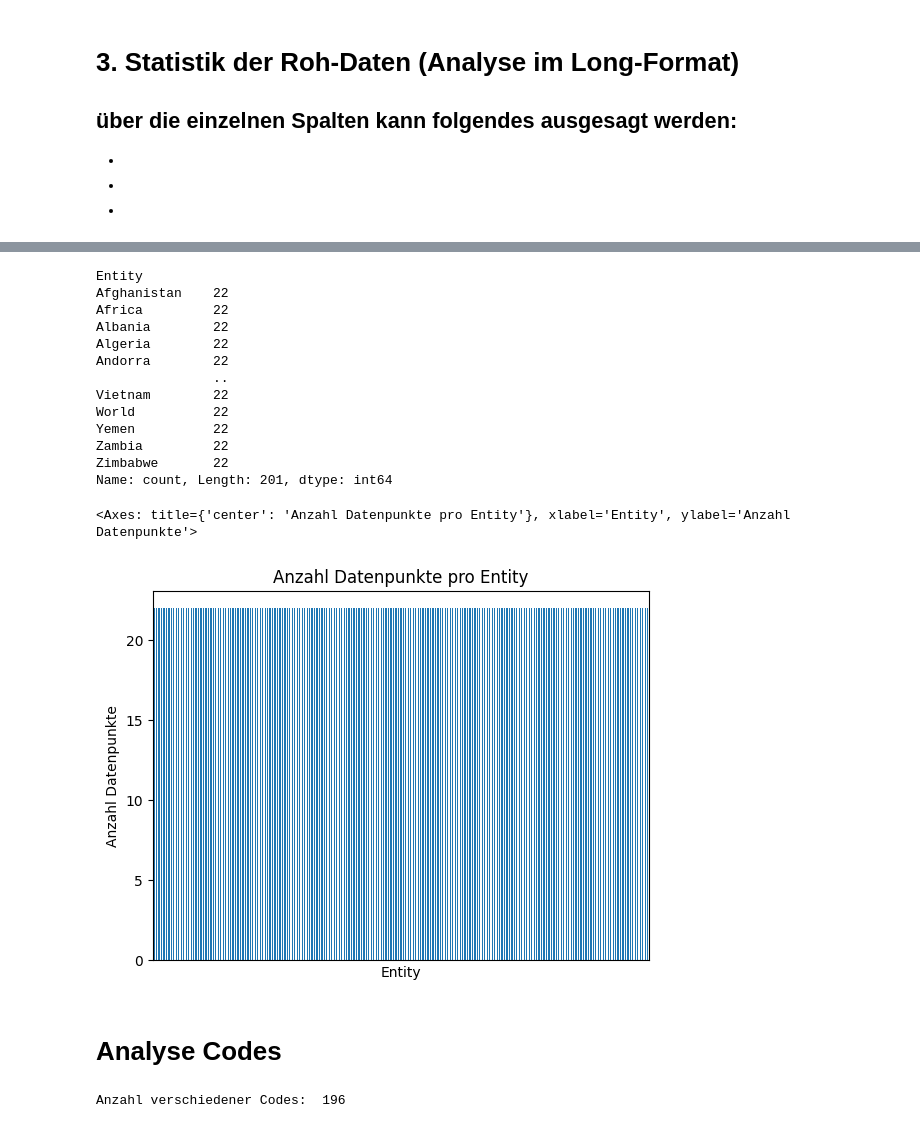
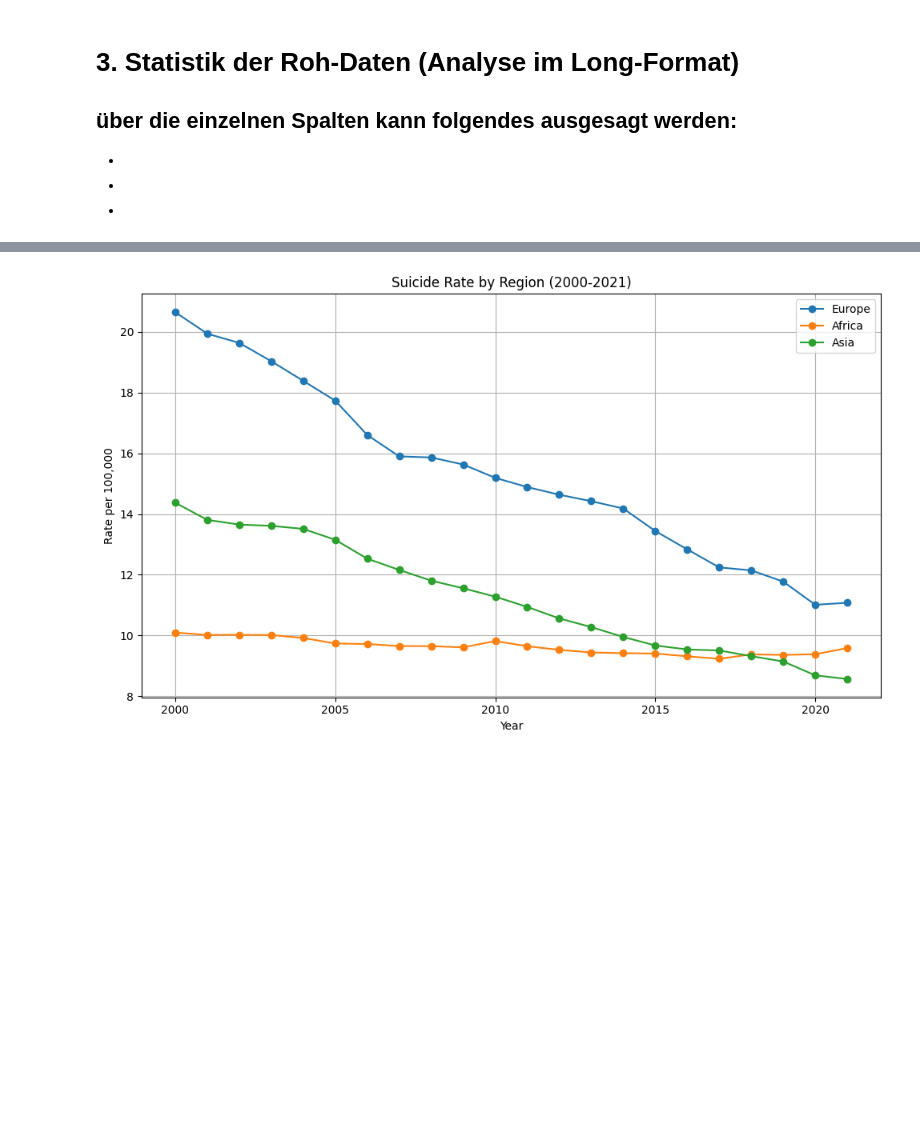
Before and after one commit to Segerlen/Python-LN2, a Jupyter notebook: Leistungnachweis_Suizidrate.ipynb, the cells around one changed output, grey strips where cells are left out. Drawn from its saved outputs; the diff is of its cells as text; code cells hidden in the pictures; blank space fills up the shorter version.

```diff
--- a/Leistungnachweis_Suizidrate.ipynb
+++ b/Leistungnachweis_Suizidrate.ipynb
@@ -70,31 +66,18 @@ Anzahl verschiederner Gebiete:  201
 # %%
-# Anzahl Datenpunkte pro Gebiet
-df['Entity'].value_counts()
+# Vergleich von Regionen (Europa, Afrika, Asien)
+regions = ["Europe", "Africa", "Asia"]
+region_data = df[df["Entity"].isin(regions)]
+plt.figure(figsize=(10, 6))
+for region in regions:
+    subset = region_data[region_data["Entity"] == region]
+    plt.plot(subset["Year"], subset["Rate"], marker="o", label=region)
+plt.title("Suicide Rate by Region (2000-2021)")
+plt.xlabel("Year")
+plt.ylabel("Rate per 100,000")
+plt.legend()
+plt.grid(True)
+plt.tight_layout()
+plt.savefig("region_comparison.png")
 # %% [output]
-Entity
-Afghanistan    22
-Africa         22
-Albania        22
-Algeria        22
-Andorra        22
-               ..
-Vietnam        22
-World          22
-Yemen          22
-Zambia         22
-Zimbabwe       22
-Name: count, Length: 201, dtype: int64
+[figure, added]
-# %%
-df['Entity'].value_counts().plot(kind='bar',
-                                 xticks=[],
-                                 ylabel='Anzahl Datenpunkte', title='Anzahl Datenpunkte pro Entity')
-# %% [output]
-<Axes: title={'center': 'Anzahl Datenpunkte pro Entity'}, xlabel='Entity', ylabel='Anzahl Datenpunkte'>
-[figure, removed]
-# %% [markdown]
-# Analyse Codes
-# %%
-print('Anzahl verschiedener Codes: ', len(df['Code'].unique()))
-# %% [output]
-Anzahl verschiedener Codes:  196
 # %%
```
Also changed, not shown: parts of 10 cells of this notebook, 4 other files.
